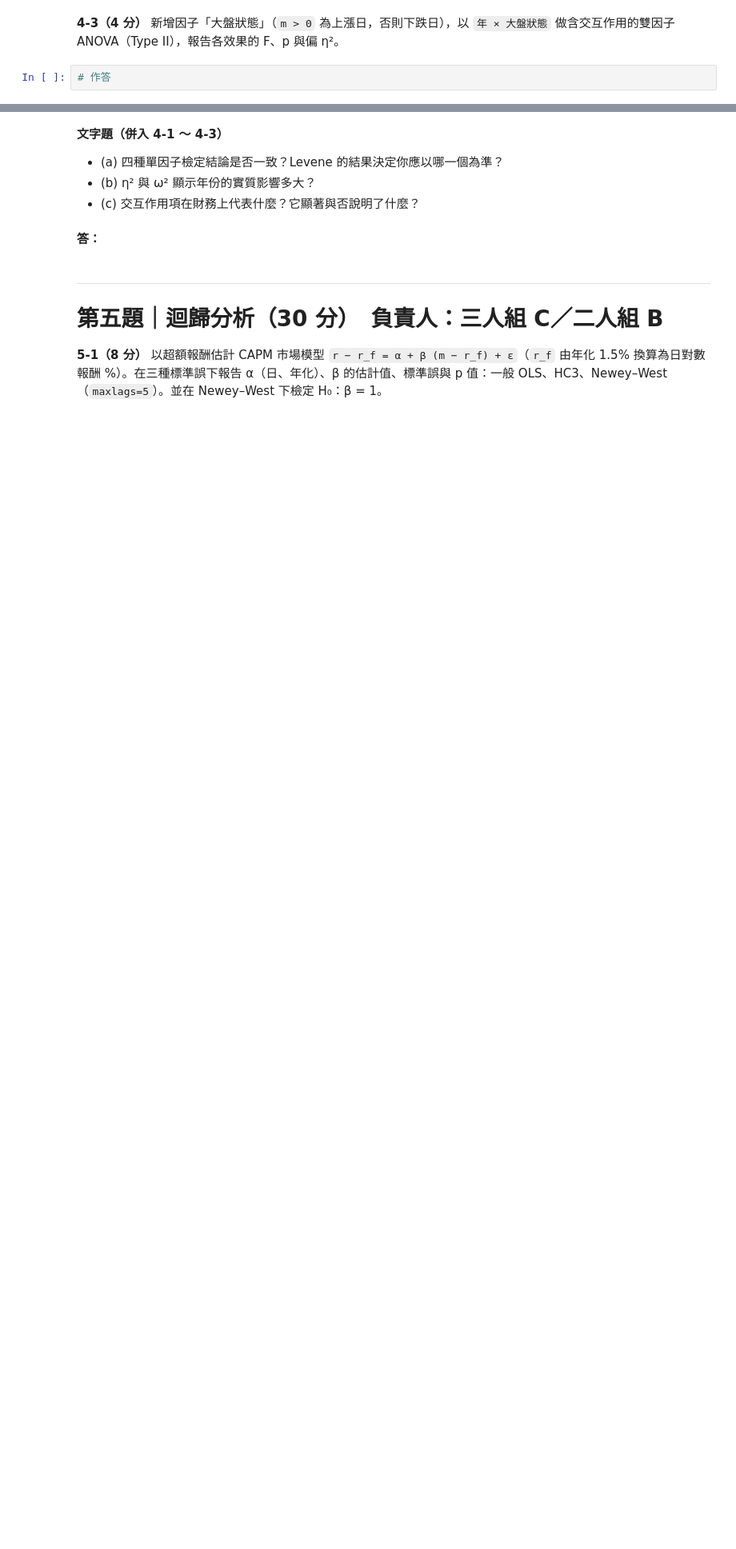
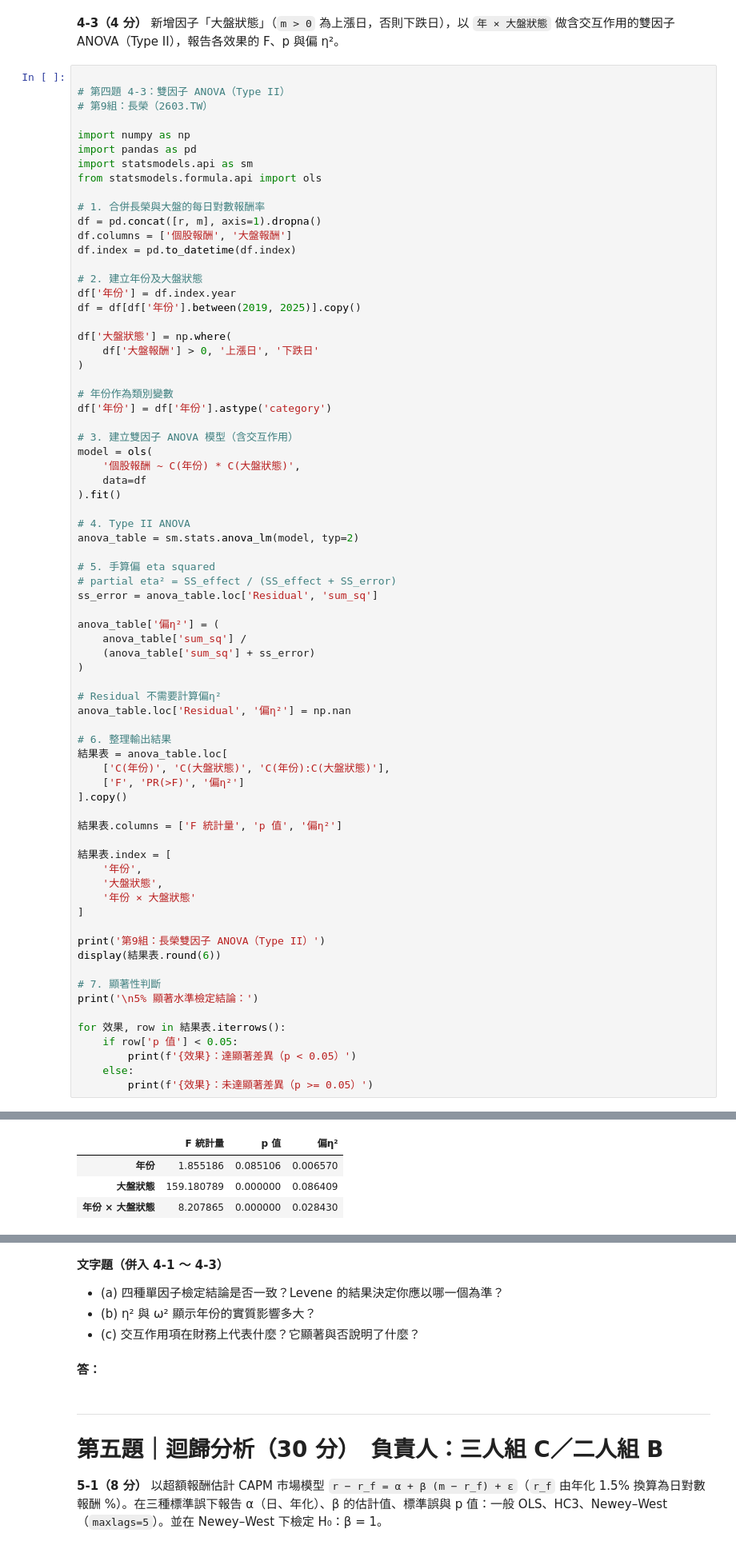
Before and after one commit to sin112792/hw, a Jupyter notebook: 作業一.ipynb, the cells around one changed output, grey strips where cells are left out. Shown at 80% size. Drawn from its saved outputs; the diff is of its cells as text; blank space fills up the shorter version.

```diff
--- a/作業一.ipynb
+++ b/作業一.ipynb
@@ -935,4 +1146,75 @@ display(結果表.round(4))
 # %% [markdown]
 **4-3（4 分）** 新增因子「大盤狀態」（`m > 0` 為上漲日，否則下跌日），以 `年 × 大盤狀態` 做含交互作用的雙因子 ANOVA（Type II），報告各效果的 F、p 與偏 η²。
 # %%
-# 作答
+
+# 第四題 4-3：雙因子 ANOVA（Type II）
+# 第9組：長榮（2603.TW）
+
+import numpy as np
+import pandas as pd
+import statsmodels.api as sm
+from statsmodels.formula.api import ols
+
+# 1. 合併長榮與大盤的每日對數報酬率
+df = pd.concat([r, m], axis=1).dropna()
+df.columns = ['個股報酬', '大盤報酬']
+df.index = pd.to_datetime(df.index)
+
+# 2. 建立年份及大盤狀態
+df['年份'] = df.index.year
+df = df[df['年份'].between(2019, 2025)].copy()
+
+df['大盤狀態'] = np.where(
+    df['大盤報酬'] > 0, '上漲日', '下跌日'
+)
+
+# 年份作為類別變數
+df['年份'] = df['年份'].astype('category')
+
+# 3. 建立雙因子 ANOVA 模型（含交互作用）
+model = ols(
+    '個股報酬 ~ C(年份) * C(大盤狀態)',
+    data=df
+).fit()
+
+# 4. Type II ANOVA
+anova_table = sm.stats.anova_lm(model, typ=2)
+
+# 5. 手算偏 eta squared
+# partial eta² = SS_effect / (SS_effect + SS_error)
+ss_error = anova_table.loc['Residual', 'sum_sq']
+
+anova_table['偏η²'] = (
+    anova_table['sum_sq'] /
+    (anova_table['sum_sq'] + ss_error)
+)
+
+# Residual 不需要計算偏η²
+anova_table.loc['Residual', '偏η²'] = np.nan
+
+# 6. 整理輸出結果
+結果表 = anova_table.loc[
+    ['C(年份)', 'C(大盤狀態)', 'C(年份):C(大盤狀態)'],
+    ['F', 'PR(>F)', '偏η²']
+].copy()
+
+結果表.columns = ['F 統計量', 'p 值', '偏η²']
+
+結果表.index = [
+    '年份',
+    '大盤狀態',
+    '年份 × 大盤狀態'
+]
+
+print('第9組：長榮雙因子 ANOVA（Type II）')
+display(結果表.round(6))
+
+# 7. 顯著性判斷
+print('\n5% 顯著水準檢定結論：')
+
+for 效果, row in 結果表.iterrows():
+    if row['p 值'] < 0.05:
+        print(f'{效果}：達顯著差異（p < 0.05）')
+    else:
+        print(f'{效果}：未達顯著差異（p >= 0.05）')
+# %% [output]
@@ -938,0 +1222,4 @@ display(結果表.round(4))
+|  | F 統計量 | p 值 | 偏η² |
+| 年份 | 1.855186 | 0.085106 | 0.006570 |
+| 大盤狀態 | 159.180789 | 0.000000 | 0.086409 |
+| 年份 × 大盤狀態 | 8.207865 | 0.000000 | 0.028430 |
```
Also changed, not shown: parts of 3 cells of this notebook.
